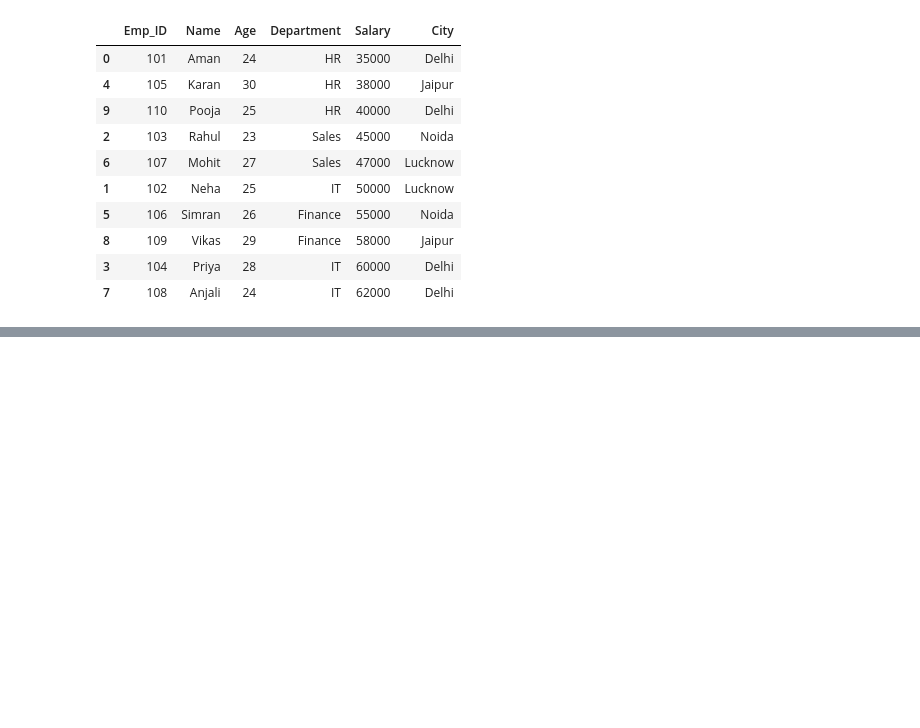
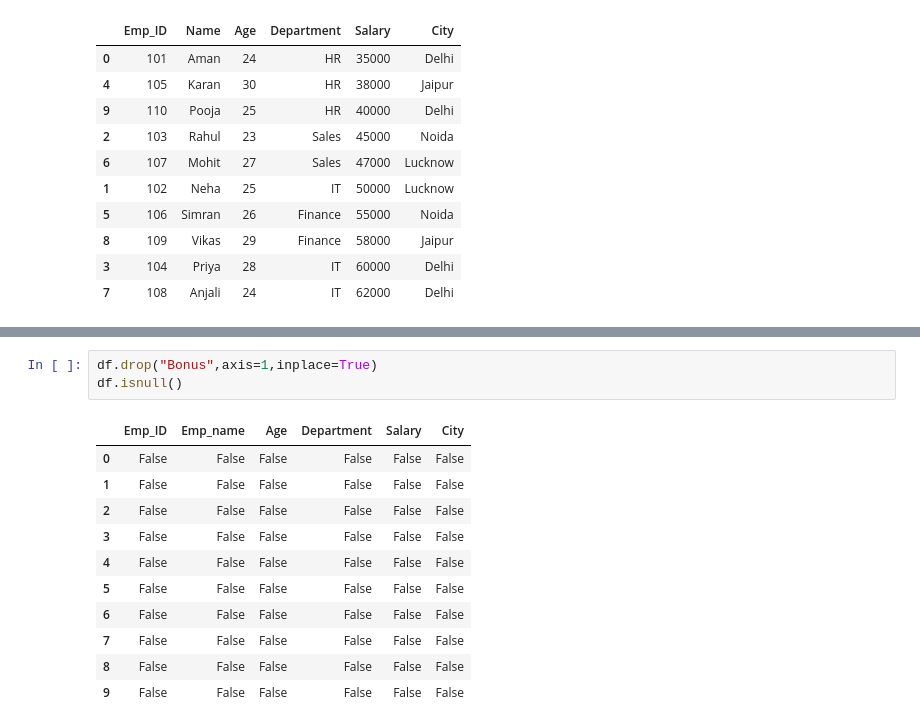
Before and after one commit to akshansh9336/Akshansh-Singh, a Jupyter notebook: Python.ipynb, the cells around one changed output, grey strips where cells are left out. Cells and saved outputs as stored; diff of their text form; blank space fills up the shorter version.

```diff
--- a/Python.ipynb
+++ b/Python.ipynb
@@ -601,0 +650,15 @@ df.sort_values(by='Salary')
+# %%
+df.drop("Bonus",axis=1,inplace=True)
+df.isnull()
+# %% [output]
+|  | Emp_ID | Emp_name | Age | Department | Salary | City |
+| 0 | False | False | False | False | False | False |
+| 1 | False | False | False | False | False | False |
+| 2 | False | False | False | False | False | False |
+| 3 | False | False | False | False | False | False |
+| 4 | False | False | False | False | False | False |
+| 5 | False | False | False | False | False | False |
+| 6 | False | False | False | False | False | False |
+| 7 | False | False | False | False | False | False |
+| 8 | False | False | False | False | False | False |
+| 9 | False | False | False | False | False | False |
```
Also changed, not shown: parts of 13 cells of this notebook.
